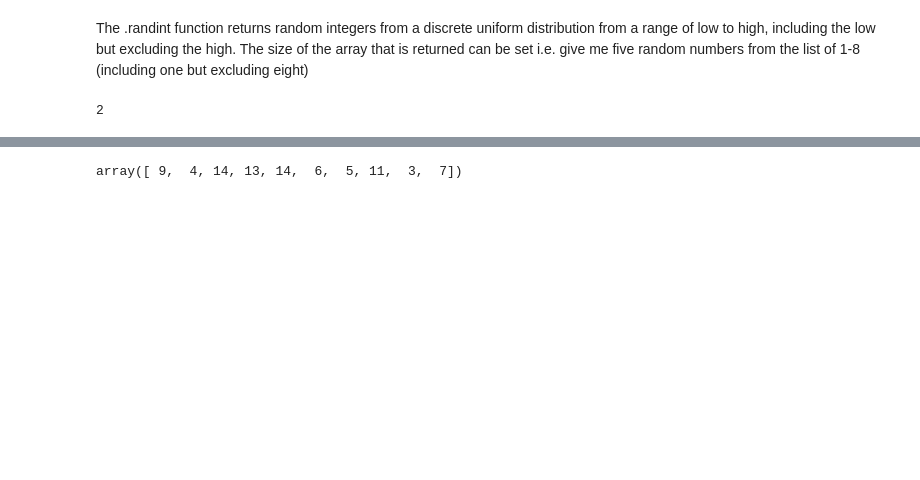
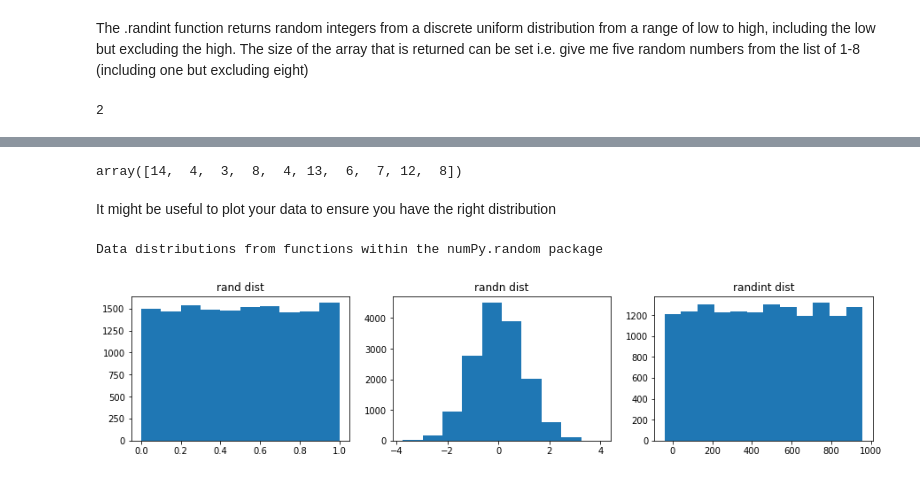
Before and after one commit to andreroche/numpy-random, a Jupyter notebook: numpy.random exploration.ipynb, the cells around one changed output, grey strips where cells are left out. Drawn from its saved outputs; the diff is of its cells as text; code cells hidden in the pictures; blank space fills up the shorter version.

Commit message:
added more functions and graphs

```diff
--- a/numpy.random exploration.ipynb
+++ b/numpy.random exploration.ipynb
@@ -75,5 +94,26 @@ np.random.randint(1,5)
 # %%
 #return 10 numbers in the array, from 3-14)
-np.random.randint(3,15, size=10)
+np.random.randint(low=3,high=15, size=10)
 # %% [output]
-array([ 9,  4, 14, 13, 14,  6,  5, 11,  3,  7])
+array([14,  4,  3,  8,  4, 13,  6,  7, 12,  8])
+# %% [markdown]
+It might be useful to plot your data to ensure you have the right distribution
+# %%
+# to show that rand, randn and randint are distributed as they should be. should return uniform/normal/uniform
+
+import matplotlib.pyplot as plt
+
+fig, axes = plt.subplots (1,3, figsize=(15,3))
+axes[0].hist(np.random.rand(15000))
+axes[0].set_title ("rand dist")
+axes[1].hist(np.random.randn(15000))
+axes[1].set_title("randn dist")
+axes[2].hist(np.random.randint(low=1, high=1000, size=15000), bins=12, align = 'left')
+axes[2].set_title ("randint dist")
+
+plt.show
+
+print("Data distributions from functions within the numPy.random package")
+# %% [output]
+Data distributions from functions within the numPy.random package
+[figure, added]
```
Also changed, not shown: parts of 12 cells of this notebook.
